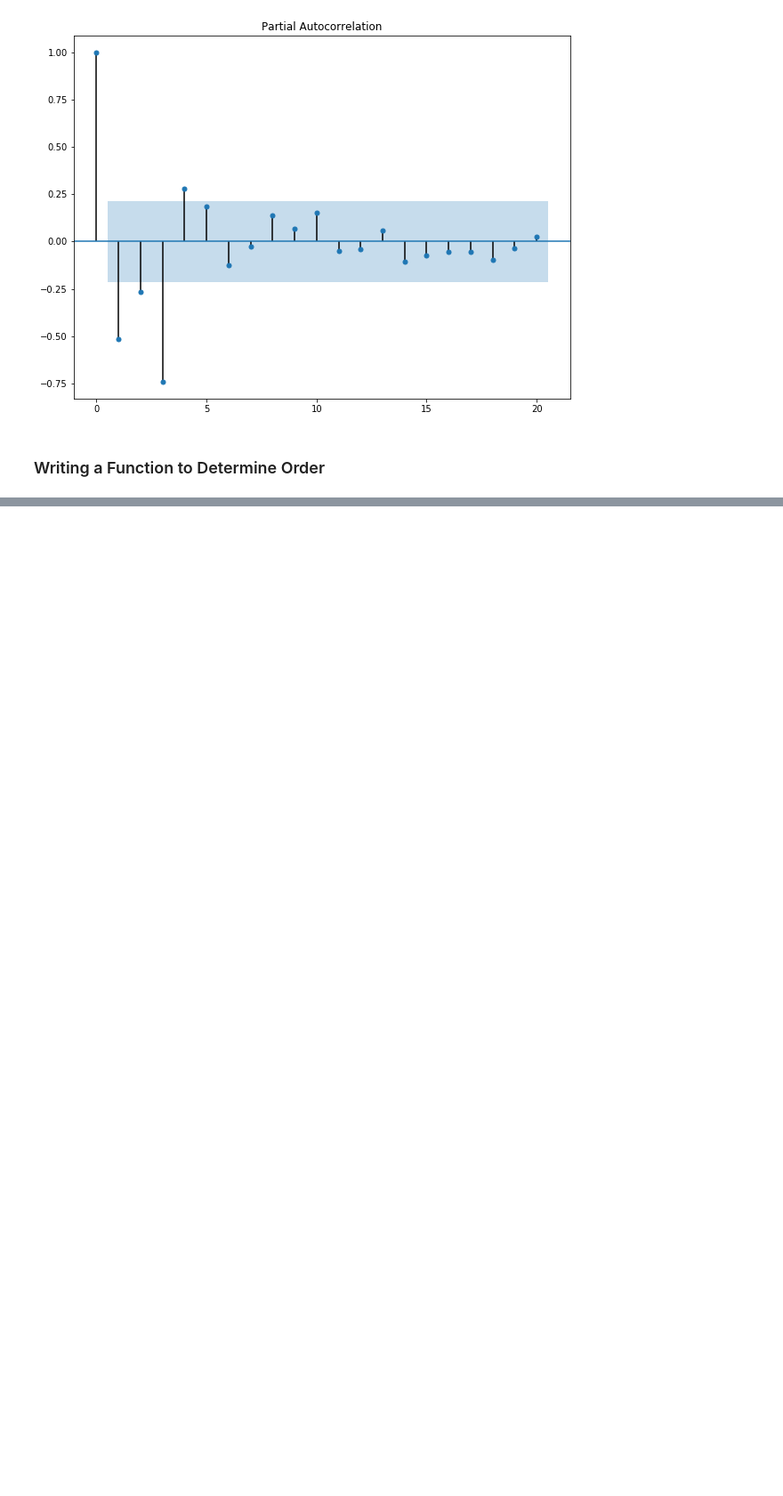
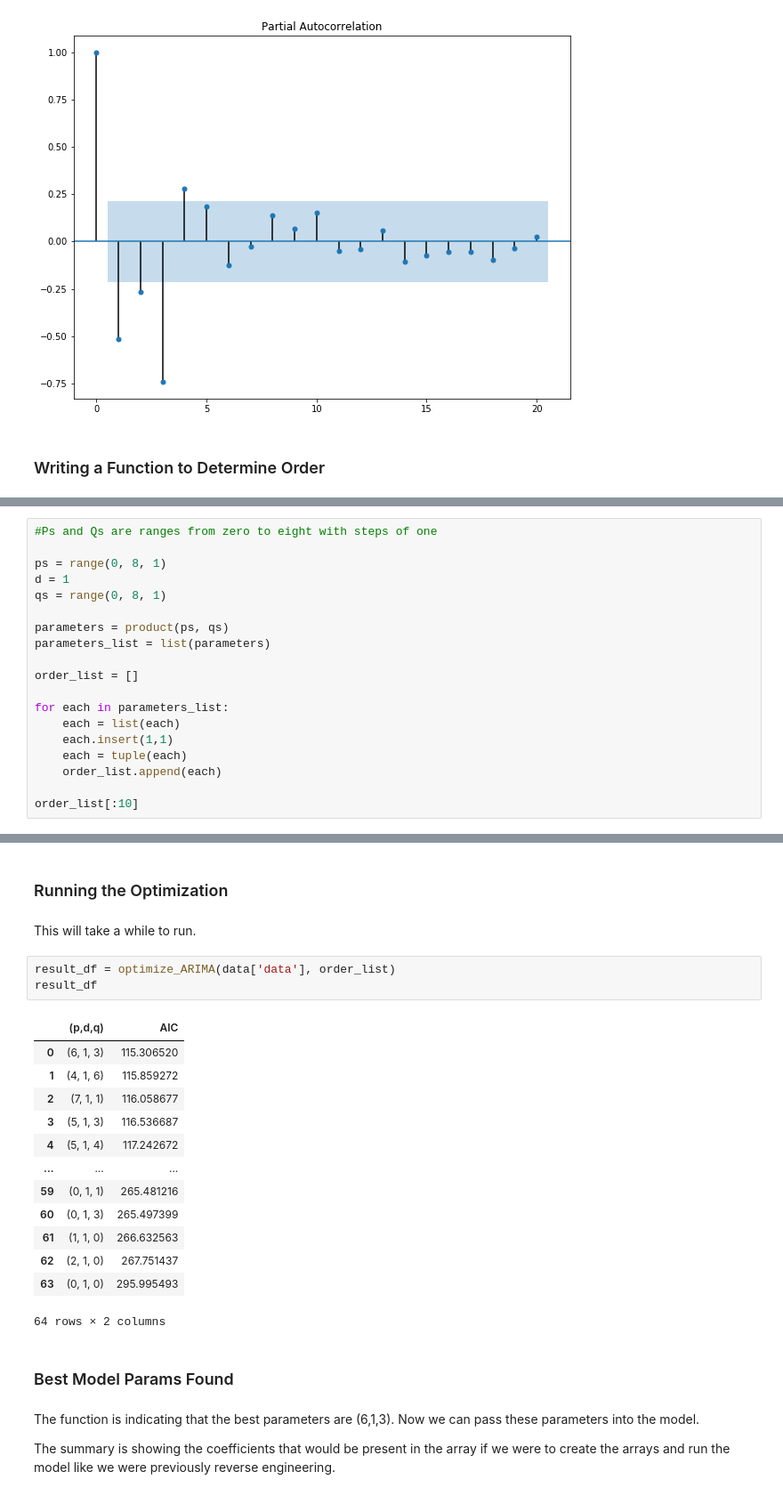
Before and after one commit to jaykayso/AppliedTimeSeriesAnalysisWithPython, a Jupyter notebook: 4_ARIMA.ipynb, the cells around one changed output, grey strips where cells are left out. Shown: that part at 89% size. Drawn from its saved outputs; the diff is of its cells as text; blank space fills up the shorter version.

```diff
--- a/4_ARIMA.ipynb
+++ b/4_ARIMA.ipynb
@@ -119,0 +149,19 @@ Since the
+# %%
+#Ps and Qs are ranges from zero to eight with steps of one
+
+ps = range(0, 8, 1)
+d = 1
+qs = range(0, 8, 1)
+
+parameters = product(ps, qs)
+parameters_list = list(parameters)
+
+order_list = []
+
+for each in parameters_list:
+    each = list(each)
+    each.insert(1,1)
+    each = tuple(each)
+    order_list.append(each)
+
+order_list[:10]
@@ -119,0 +179,27 @@ Since the
+# %% [markdown]
+### Running the Optimization
+# %% [markdown]
+This will take a while to run.
+# %%
+result_df = optimize_ARIMA(data['data'], order_list)
+result_df
+# %% [output]
+|  | (p,d,q) | AIC |
+| 0 | (6, 1, 3) | 115.306520 |
+| 1 | (4, 1, 6) | 115.859272 |
+| 2 | (7, 1, 1) | 116.058677 |
+| 3 | (5, 1, 3) | 116.536687 |
+| 4 | (5, 1, 4) | 117.242672 |
+| ... | ... | ... |
+| 59 | (0, 1, 1) | 265.481216 |
+| 60 | (0, 1, 3) | 265.497399 |
+| 61 | (1, 1, 0) | 266.632563 |
+| 62 | (2, 1, 0) | 267.751437 |
+| 63 | (0, 1, 0) | 295.995493 |
+64 rows × 2 columns
+# %% [markdown]
+### Best Model Params Found
+# %% [markdown]
+The function is indicating that the best parameters are (6,1,3). Now we can pass these parameters into the model.
+
+The summary is showing the coefficients that would be present in the array if we were to create the arrays and run the model like we were previously reverse engineering.
```
Also changed, not shown: parts of 13 cells of this notebook.
